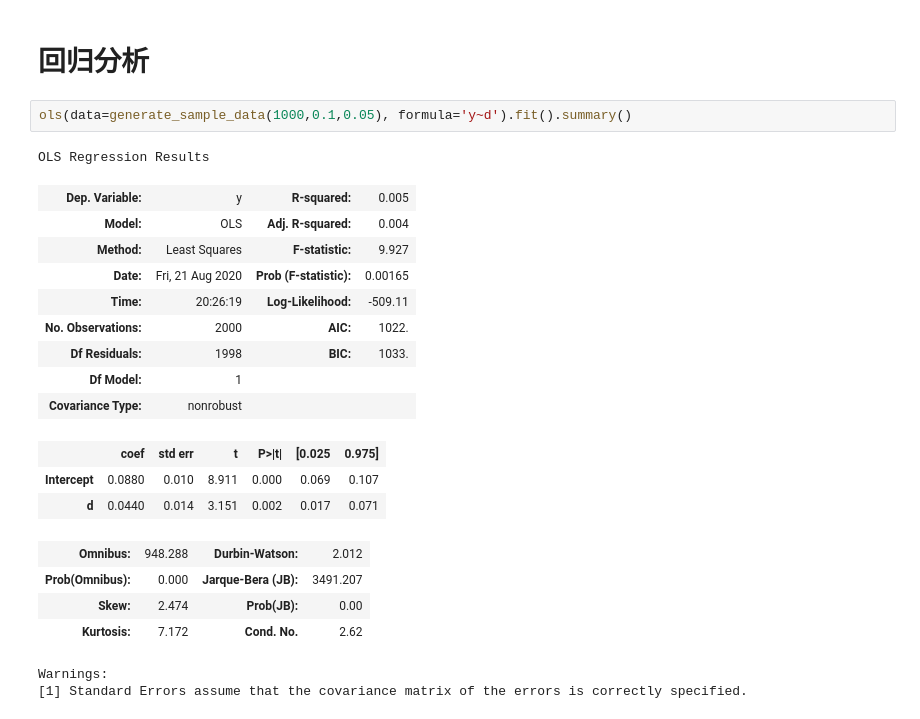
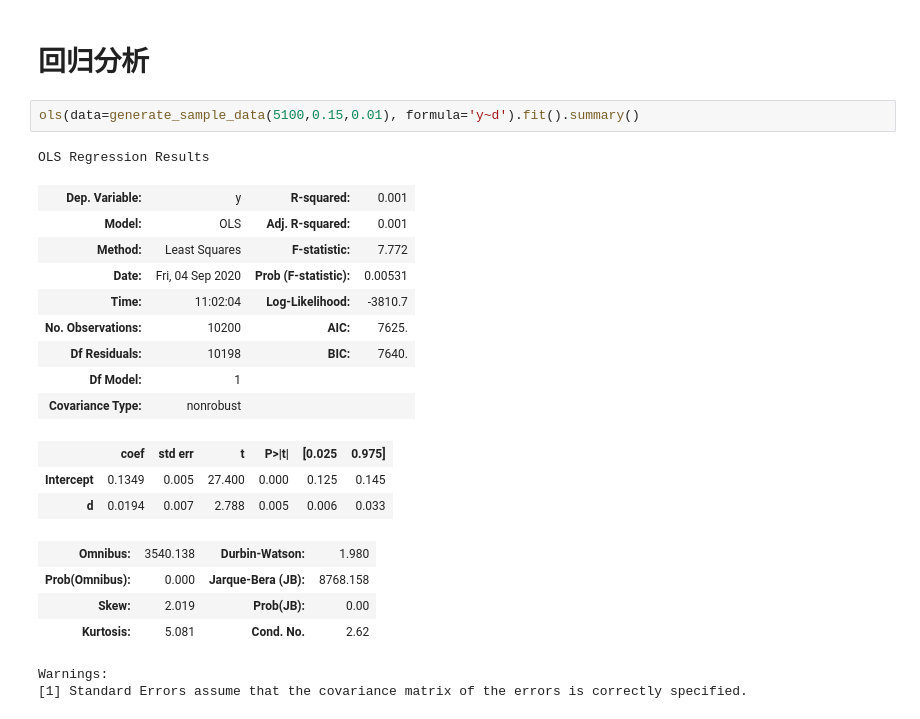
Before and after one commit to junchenfeng/abtest-sim, a Jupyter notebook: 作为因果推断的AB Test.ipynb, the cells around one changed output. Cells and saved outputs as stored; diff of their text form.

```diff
--- a/作为因果推断的AB Test.ipynb
+++ b/作为因果推断的AB Test.ipynb
@@ -17,25 +17,25 @@ def generate_sample_data(n:int, p_c:float, delta:float) -> pd.DataFrame:
 # %% [markdown]
 # 回归分析
 # %%
-ols(data=generate_sample_data(1000,0.1,0.05), formula='y~d').fit().summary()
+ols(data=generate_sample_data(5100,0.15,0.01), formula='y~d').fit().summary()
 # %% [output]
 OLS Regression Results
-| Dep. Variable: | y | R-squared: | 0.005 |
-| Model: | OLS | Adj. R-squared: | 0.004 |
-| Method: | Least Squares | F-statistic: | 9.927 |
-| Date: | Fri, 21 Aug 2020 | Prob (F-statistic): | 0.00165 |
-| Time: | 20:26:19 | Log-Likelihood: | -509.11 |
-| No. Observations: | 2000 | AIC: | 1022. |
-| Df Residuals: | 1998 | BIC: | 1033. |
+| Dep. Variable: | y | R-squared: | 0.001 |
+| Model: | OLS | Adj. R-squared: | 0.001 |
+| Method: | Least Squares | F-statistic: | 7.772 |
+| Date: | Fri, 04 Sep 2020 | Prob (F-statistic): | 0.00531 |
+| Time: | 11:02:04 | Log-Likelihood: | -3810.7 |
+| No. Observations: | 10200 | AIC: | 7625. |
+| Df Residuals: | 10198 | BIC: | 7640. |
 | Df Model: | 1 |  |  |
 | Covariance Type: | nonrobust |  |  |
 |  | coef | std err | t | P>|t| | [0.025 | 0.975] |
-| Intercept | 0.0880 | 0.010 | 8.911 | 0.000 | 0.069 | 0.107 |
-| d | 0.0440 | 0.014 | 3.151 | 0.002 | 0.017 | 0.071 |
+| Intercept | 0.1349 | 0.005 | 27.400 | 0.000 | 0.125 | 0.145 |
+| d | 0.0194 | 0.007 | 2.788 | 0.005 | 0.006 | 0.033 |
-| Omnibus: | 948.288 | Durbin-Watson: | 2.012 |
-| Prob(Omnibus): | 0.000 | Jarque-Bera (JB): | 3491.207 |
-| Skew: | 2.474 | Prob(JB): | 0.00 |
-| Kurtosis: | 7.172 | Cond. No. | 2.62 |
+| Omnibus: | 3540.138 | Durbin-Watson: | 1.980 |
+| Prob(Omnibus): | 0.000 | Jarque-Bera (JB): | 8768.158 |
+| Skew: | 2.019 | Prob(JB): | 0.00 |
+| Kurtosis: | 5.081 | Cond. No. | 2.62 |
 Warnings:
 [1] Standard Errors assume that the covariance matrix of the errors is correctly specified.
 # %%
```
Also changed, not shown: parts of 2 cells of this notebook, 1 other file.
